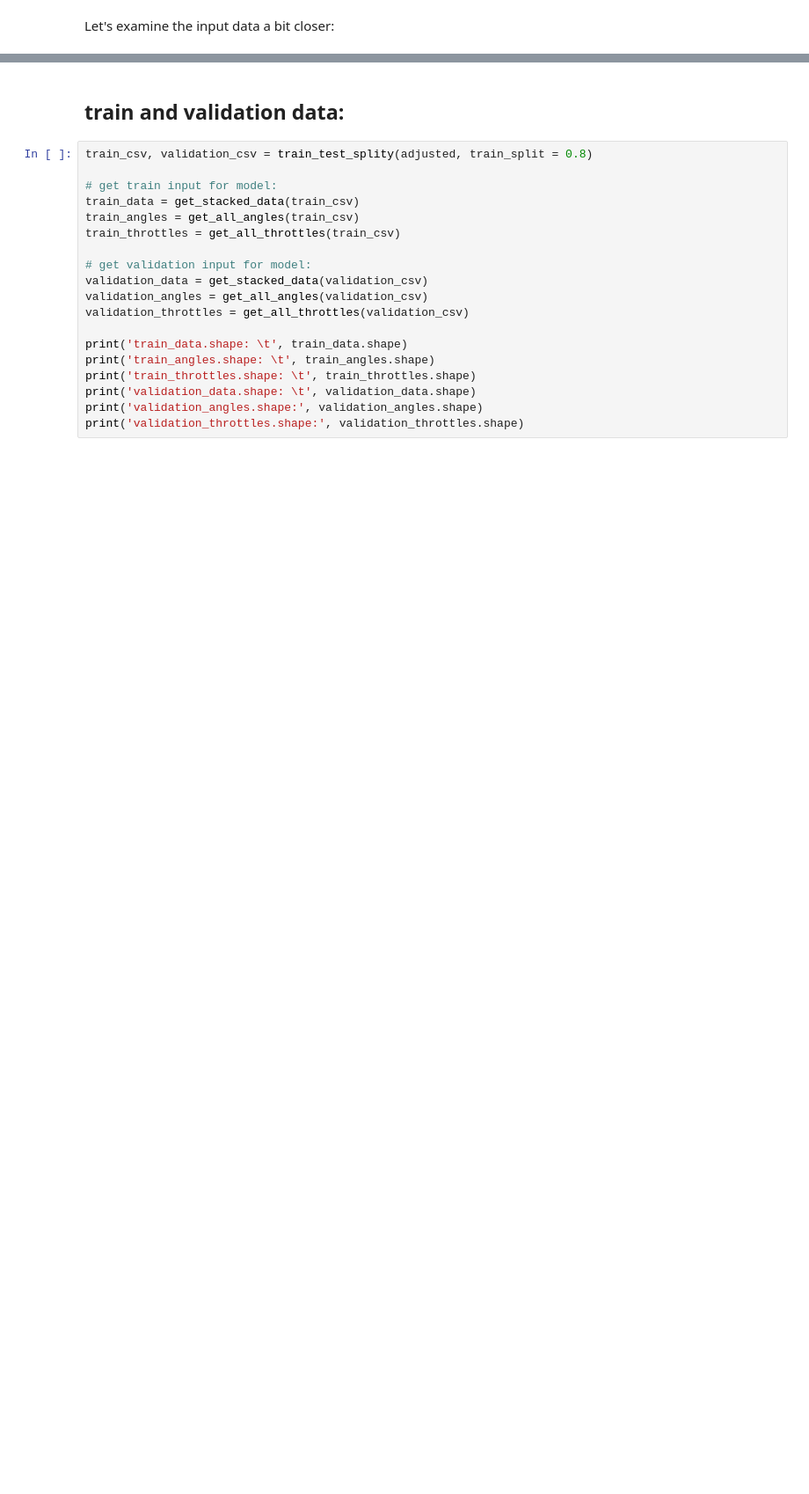
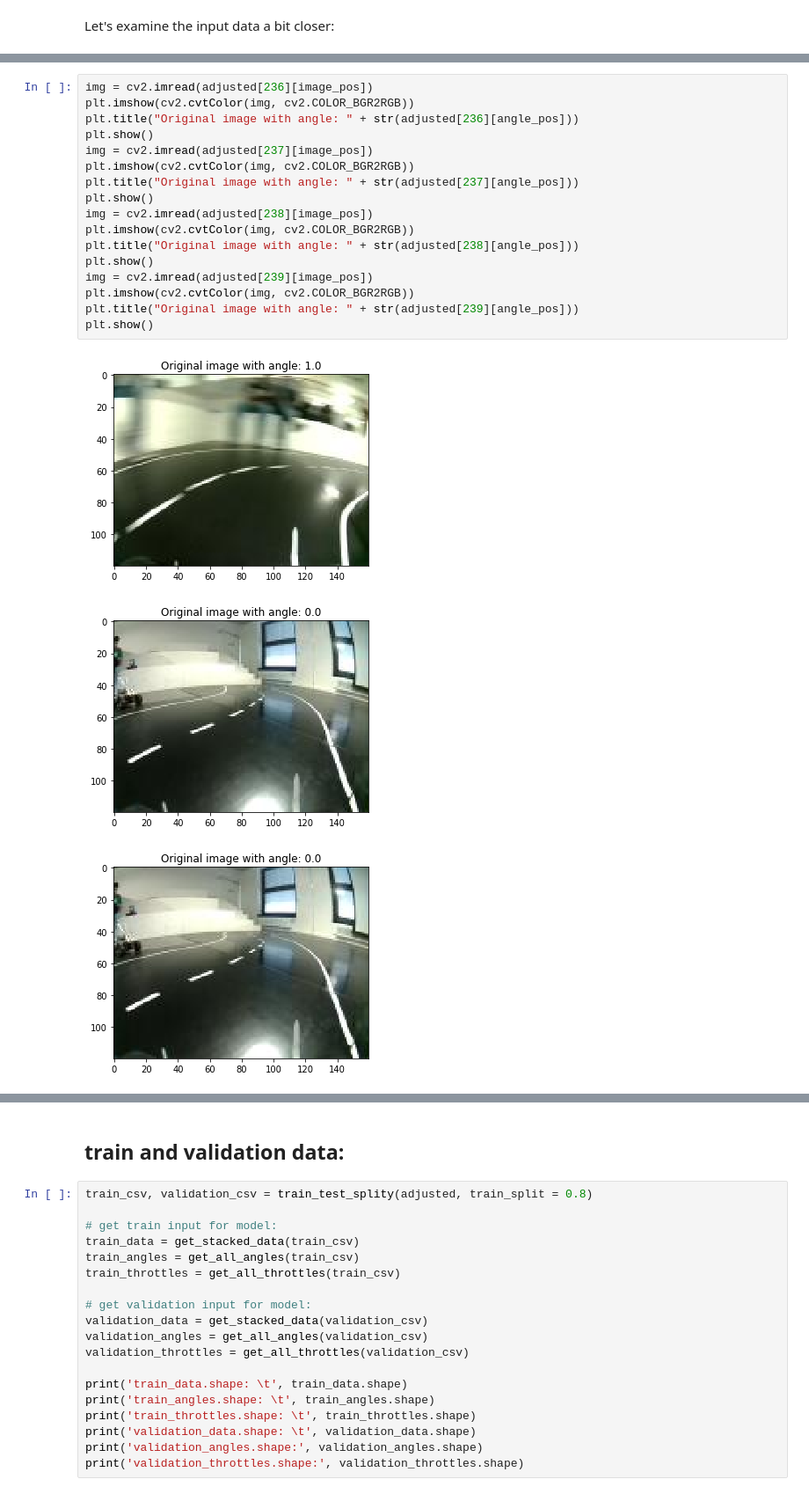
Before and after one commit to DiyAI-robocar/donkey, a Jupyter notebook: simulator_analysis/README.ipynb, the cells around one changed output, grey strips where cells are left out. Shown at 88% size. Saved outputs shown, nothing was run; the diff lists cells and outputs as text; blank space fills up the shorter version.

```diff
--- a/simulator_analysis/README.ipynb
+++ b/simulator_analysis/README.ipynb
@@ -100,0 +113,21 @@ plt.show()
+# %%
+img = cv2.imread(adjusted[236][image_pos])
+plt.imshow(cv2.cvtColor(img, cv2.COLOR_BGR2RGB))
+plt.title("Original image with angle: " + str(adjusted[236][angle_pos]))
+plt.show()
+img = cv2.imread(adjusted[237][image_pos])
+plt.imshow(cv2.cvtColor(img, cv2.COLOR_BGR2RGB))
+plt.title("Original image with angle: " + str(adjusted[237][angle_pos]))
+plt.show()
+img = cv2.imread(adjusted[238][image_pos])
+plt.imshow(cv2.cvtColor(img, cv2.COLOR_BGR2RGB))
+plt.title("Original image with angle: " + str(adjusted[238][angle_pos]))
+plt.show()
+img = cv2.imread(adjusted[239][image_pos])
+plt.imshow(cv2.cvtColor(img, cv2.COLOR_BGR2RGB))
+plt.title("Original image with angle: " + str(adjusted[239][angle_pos]))
+plt.show()
+# %% [output]
+[figure, added]
+[figure, added]
+[figure, added]
```
Also changed, not shown: parts of 18 cells of this notebook, 5 other files.
